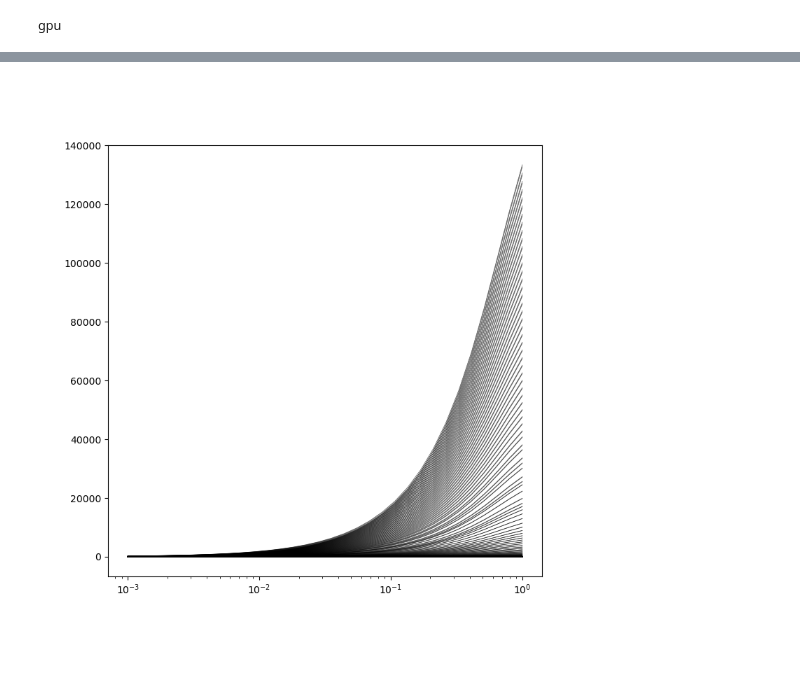
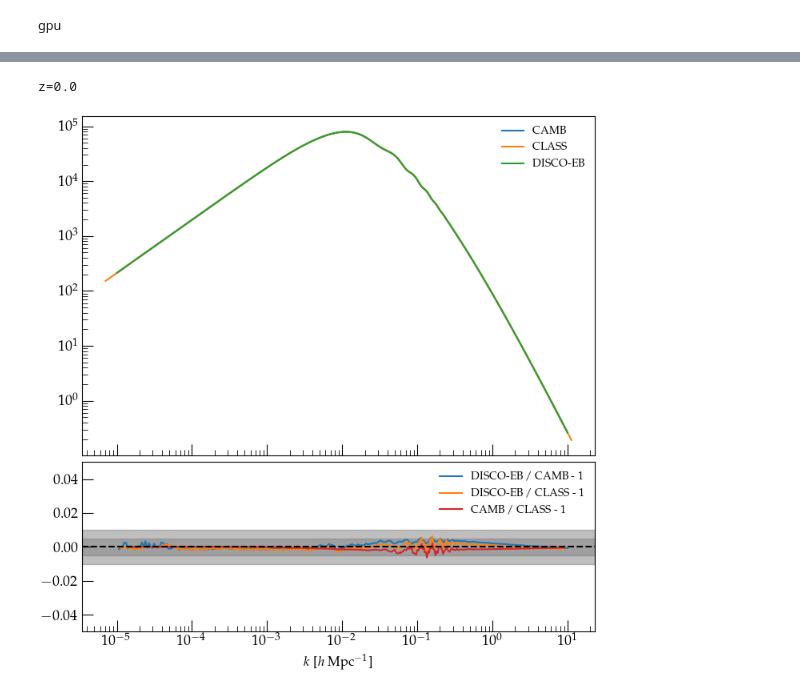
Before and after one commit to ohahn/DISCO-EB, a Jupyter notebook: nb_pylinger_class_comparison.ipynb, the cells around one changed output, grey strips where cells are left out. Cells and saved outputs as stored; diff of their text form; code cells hidden in the pictures.

```diff
--- a/nb_pylinger_class_comparison.ipynb
+++ b/nb_pylinger_class_comparison.ipynb
@@ -127,13 +160,0 @@ y, kmodes = evolve_perturbations( param=param, kmin=kmin, kmax=kmax, num_k=nmode
-# %%
-# plot evolution of density modes
-fig, ax = plt.subplots(figsize=(8,8))
-for i in range( y.shape[0] ):
-    ax.semilogx( aexp_out, y[i,:,3], 'k-', alpha=0.7, lw=0.5, label='$\\delta_c$' )
-    ax.semilogx( aexp_out, y[i,:,5], 'k-', alpha=0.7, lw=0.5, label='$\\delta_b$' )
-    ax.semilogx( aexp_out, y[i,:,7], 'k-', alpha=0.7, lw=0.5, label='$\\delta_\\gamma$' )
-    # ax.semilogx( aexp_out, y[i,:,9+2*4], label='$\\delta_\\nu$' )
-
-# ax.loglog()
-# ax.legend()
-# %% [output]
-[figure, removed]
@@ -140,3 +181,56 @@ for i in range( y.shape[0] ):
+# %%
+zout = jnp.maximum(1/y[0,iout,0]-1,0.0)
+print(f'z={zout}')
+
+Pkc_CLASS, k_CLASS = get_class_power('d_cdm', zout)
+Pkb_CLASS, k_CLASS = get_class_power('d_b', zout)
+Pkbc_CLASS = fb * Pkb_CLASS + fc * Pkc_CLASS
+# %% [output]
+z=0.0
+# %%
+# fig, ax = plt.subplots()
+
+# ax.loglog( kh_camb[1:]*h, pk_camb[0,1:]/h**3, label='CAMB' )
+# ax.loglog( k_CLASS, Pkbc_CLASS, label='CLASS' )
+# ax.loglog( kmodes, Pkbc, label='DISCO-EB' )
+
+# plt.legend()
+
+fig, (ax1, ax2) = plt.subplots(nrows=2, sharex=True, gridspec_kw={'height_ratios': [2, 1]}, layout='constrained', figsize=(7,7))
+
+ax1.loglog( kh_camb[1:]*h, pk_camb[0,1:]/h**3, label='CAMB' )
+ax1.loglog( k_CLASS, Pkbc_CLASS, label='CLASS' )
+ax1.loglog( kmodes, Pkbc, label='DISCO-EB' )
+
+ax1.legend(frameon=False)
+
+iC = jnp.where( (k_CLASS > kmodes[0]) & (k_CLASS < kmodes[-1]) )[0]
+iC2 = jnp.where( (k_CLASS > kh_camb[2]*h) & (k_CLASS < kh_camb[-2]*h) )[0]
+
+# Interpolate the DISCO-EB curve to the same x-values as the other two curves
+f  = interp1d(jnp.log(kmodes), jnp.log(Pkbc) )
+g  = interp1d(jnp.log(kh_camb[1:]*h), jnp.log(pk_camb[0,1:]/h**3) )
+Pkbc_interp_camb  = jnp.exp( f( jnp.log(kh_camb[1:]*h) ) )
+Pkbc_interp_class = jnp.exp( f( jnp.log(k_CLASS[iC]) ) )
+
+Pkbc_interp_class_camb = jnp.exp( g( jnp.log(k_CLASS[iC2]) ) )
+
+# Plot the residual
+ax2.semilogx(kh_camb[1:]*h, (Pkbc_interp_camb - pk_camb[0,1:]/h**3) / (pk_camb[0,1:]/h**3), label='DISCO-EB / CAMB - 1', c='C0')
+ax2.semilogx(k_CLASS[iC], (Pkbc_interp_class - Pkbc_CLASS[iC]) / Pkbc_CLASS[iC], label='DISCO-EB / CLASS - 1', c='C1')
+ax2.semilogx(k_CLASS[iC2], (Pkbc_interp_class_camb - Pkbc_CLASS[iC2]) / Pkbc_CLASS[iC2], label='CAMB / CLASS - 1', c='C3')
+
+ax2.axhline(0, color='k', ls='--')
+# add gray shaded area indicating per cent level residual
+ax2.axhspan(-0.01, 0.01, alpha=0.5, color='gray')
+ax2.axhspan(-0.005, 0.005, alpha=0.5, color='gray')
+ax2.set_xlabel(r'$k$ [$h$ Mpc$^{-1}$]')
+ax2.set_ylim(-0.05, 0.05)
+ax2.legend(frameon=False)
+
+plt.show()
+# %% [output]
+[figure, added]
 # %%
 ## evaluate the power spectra
 iout = -1
```
Also changed, not shown: parts of 12 cells of this notebook, 1 other file.
